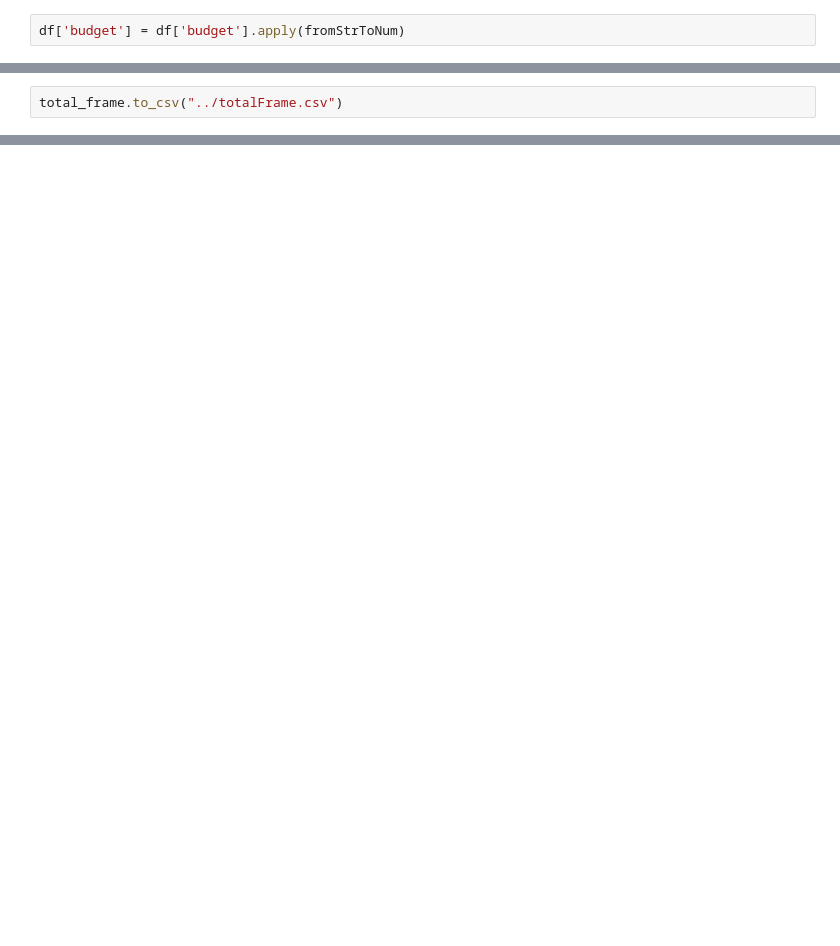
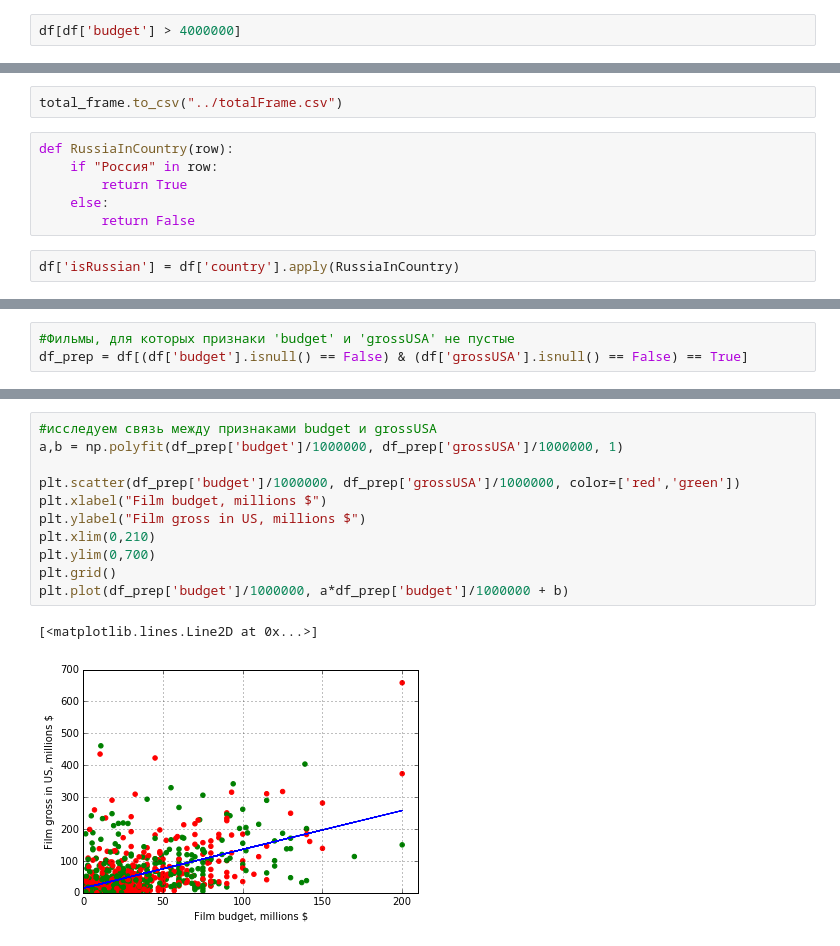
Before and after one commit to KokaZUKR/DataAnalysis, a Jupyter notebook: KinopoiskGetFilms/kinopoiskLoadFilms.ipynb, the cells around one changed output, grey strips where cells are left out. Saved outputs shown, nothing was run; the diff lists cells and outputs as text; blank space fills up the shorter version.

```diff
--- a/KinopoiskGetFilms/kinopoiskLoadFilms.ipynb
+++ b/KinopoiskGetFilms/kinopoiskLoadFilms.ipynb
@@ -215,2 +273,2 @@ plt.hist(ruFilmBudget, bins=60)
 # %%
-df['budget'] = df['budget'].apply(fromStrToNum)
+df[df['budget'] > 4000000]
@@ -238,2 +294,10 @@ ruFilmBudget[ruFilmBudget['budget'] > 4000000]
 # %%
 total_frame.to_csv("../totalFrame.csv")
+# %%
+def RussiaInCountry(row):
+    if "Россия" in row:
+        return True
+    else:
+        return False
+# %%
+df['isRussian'] = df['country'].apply(RussiaInCountry)
@@ -239,0 +316,3 @@ total_frame.to_csv("../totalFrame.csv")
+# %%
+#Фильмы, для которых признаки 'budget' и 'grossUSA' не пустые
+df_prep = df[(df['budget'].isnull() == False) & (df['grossUSA'].isnull() == False) == True]
@@ -239,0 +329,14 @@ total_frame.to_csv("../totalFrame.csv")
+# %%
+#исследуем связь между признаками budget и grossUSA
+a,b = np.polyfit(df_prep['budget']/1000000, df_prep['grossUSA']/1000000, 1)
+
+plt.scatter(df_prep['budget']/1000000, df_prep['grossUSA']/1000000, color=['red','green'])
+plt.xlabel("Film budget, millions $")
+plt.ylabel("Film gross in US, millions $")
+plt.xlim(0,210)
+plt.ylim(0,700)
+plt.grid()
+plt.plot(df_prep['budget']/1000000, a*df_prep['budget']/1000000 + b)
+# %% [output]
+[<matplotlib.lines.Line2D at 0x...>]
+[figure, added]
```
Also changed, not shown: parts of 39 cells of this notebook.
